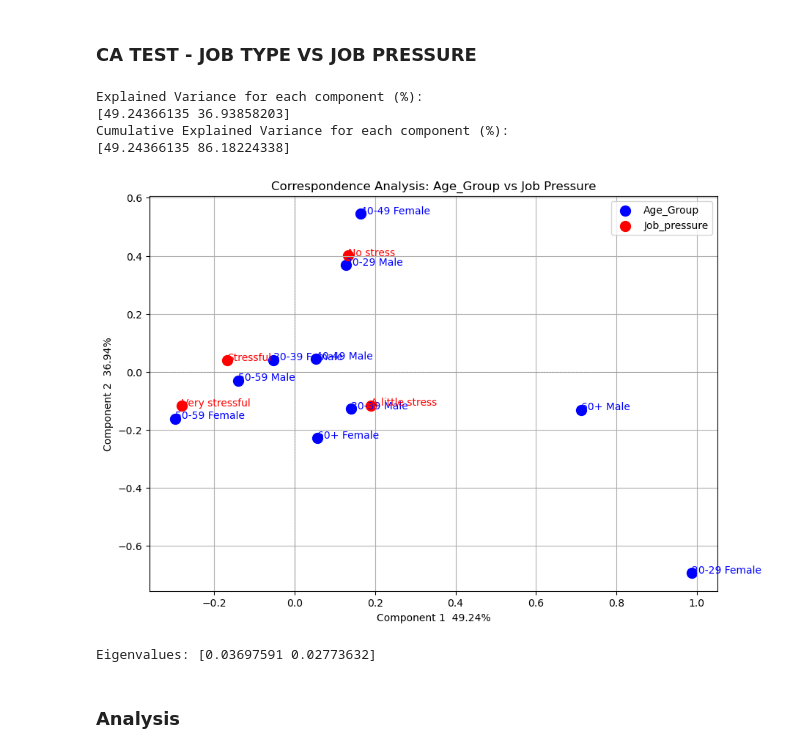
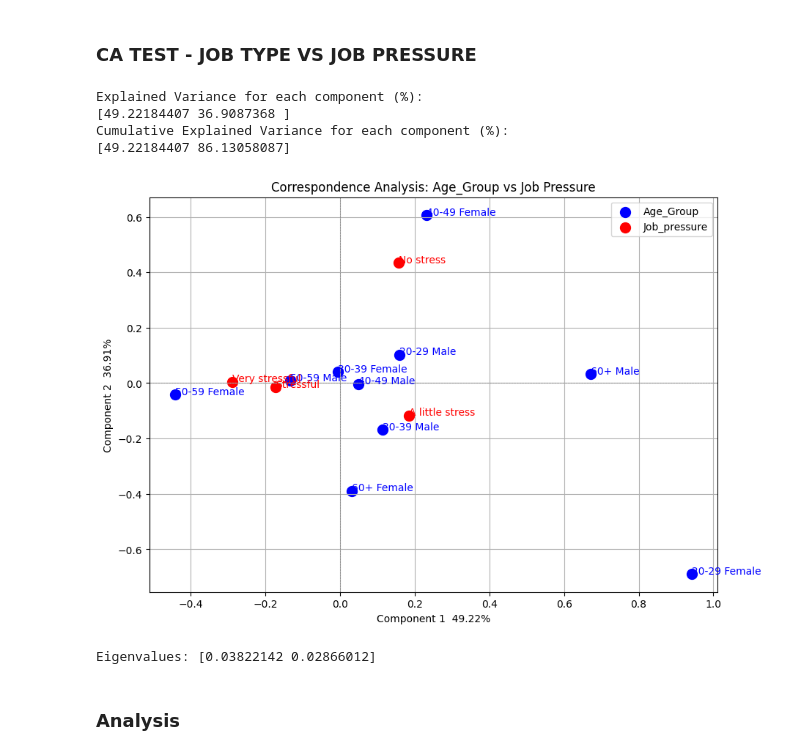
Before and after one commit to Nippe92/datareduction-task, a Jupyter notebook: railroad.ipynb, the cells around one changed output. Saved outputs shown, nothing was run; the diff lists cells and outputs as text; code cells hidden in the pictures.

Commit message:
clean data

```diff
--- a/railroad.ipynb
+++ b/railroad.ipynb
@@ -242,6 +242,20 @@ drop_columns = [
 "ThuEnd_Time",
 "FriEnd_Time",
 "SatEnd_Time",
+"ID",
+"Childrendependents",
+"Older_Younger_or_Same",
+"Medical_treatment",
+"job_schedule",
+"Relief_schedule",
+"FRA_report",
+"Coord_other_depts",
+"Scanty_Rules",
+"Mgmt_policies",
+"Surges_in_work",
+"Communication",
+"BreakTime",
+"TimeOff",
 ]
 
 # Drop the columns from the dataset
@@ -296,0 +370,25 @@ print(dupes)
+# %%
+# Lista över kolumner som kan konverteras till int64
+columns_to_convert = [
+    "Age_Group",
+    "Job_type",
+    "Children_under_2_yrs",
+    "If_yes_how_many_daily",
+    "Sick_Days_in_last_year",
+    "Health_status",
+    "Diagnosed_Sleep_disorder",
+    "Avg_Work_Hrs_Week",
+    "Emergencies",
+    "Lack_of_control",
+    "Sleep_loss",
+    "Job_pressure",
+    "Job_Security",
+    "Inadeq_Staff",
+    "Resp_for_others_safety"
+]
+
+# Konvertera dessa kolumner till int64
+railroad_df_clean[columns_to_convert] = railroad_df_clean[columns_to_convert].astype('int64')
+
+# Kontrollera resultatet
+print(railroad_df_clean.info())
@@ -305,8 +423,8 @@ import prince
 
 # Step 1: Create the contingency table
 contingency_table = pd.crosstab(
-    [railroad_df['Age_Group'], railroad_df['Sex']],
-    railroad_df['Job_pressure'])
+    [railroad_df_clean['Age_Group'], railroad_df_clean['Sex']],
+    railroad_df_clean['Job_pressure'])
 
 # Step 2: Initialize and fit the CA model
 ca = prince.CA(n_components=2, n_iter=10)
@@ -351,37 +469,37 @@ for i, txt in enumerate(contingency_table.index):
 
 # Annotate Job Pressure
 for i, txt in enumerate(contingency_table.columns):
     pressure_label = job_pressure_labels.get(txt, f'Pressure {txt}')
     plt.annotate(pressure_label, (column_coordinates.iloc[i, 0], column_coordinates.iloc[i, 1]), color='red')
 
 # Include explained variance for each component
 explained_variance = ca.percentage_of_variance_
 cumulative_explained_variance = ca.cumulative_percentage_of_variance_
 
 print("Explained Variance for each component (%): ")
 print(explained_variance)
 print("Cumulative Explained Variance for each component (%): ")
 print(cumulative_explained_variance)
 
 # Axis and grid
 plt.axhline(0, color='gray', linestyle='--', linewidth=0.5)
 plt.axvline(0, color='gray', linestyle='--', linewidth=0.5)
 plt.xlabel(f'Component 1 {explained_variance[0]: .2f}%')
 plt.ylabel(f'Component 2 {explained_variance[1]: .2f}%')
 plt.title('Correspondence Analysis: Age_Group vs Job Pressure')
 plt.legend()
 plt.grid(True)
 plt.show()
 
 # Optional: Check explained variance
 print("Eigenvalues:", ca.eigenvalues_)
 # %% [output]
 Explained Variance for each component (%):
-[49.24366135 36.93858203]
+[49.22184407 36.9087368 ]
 Cumulative Explained Variance for each component (%):
-[49.24366135 86.18224338]
+[49.22184407 86.13058087]
-[figure, old version]
+[figure, new version]
-Eigenvalues: [0.03697591 0.02773632]
+Eigenvalues: [0.03822142 0.02866012]
 # %% [markdown]
 ### Analysis
 # %%
```
Also changed, not shown: parts of 9 cells of this notebook.
